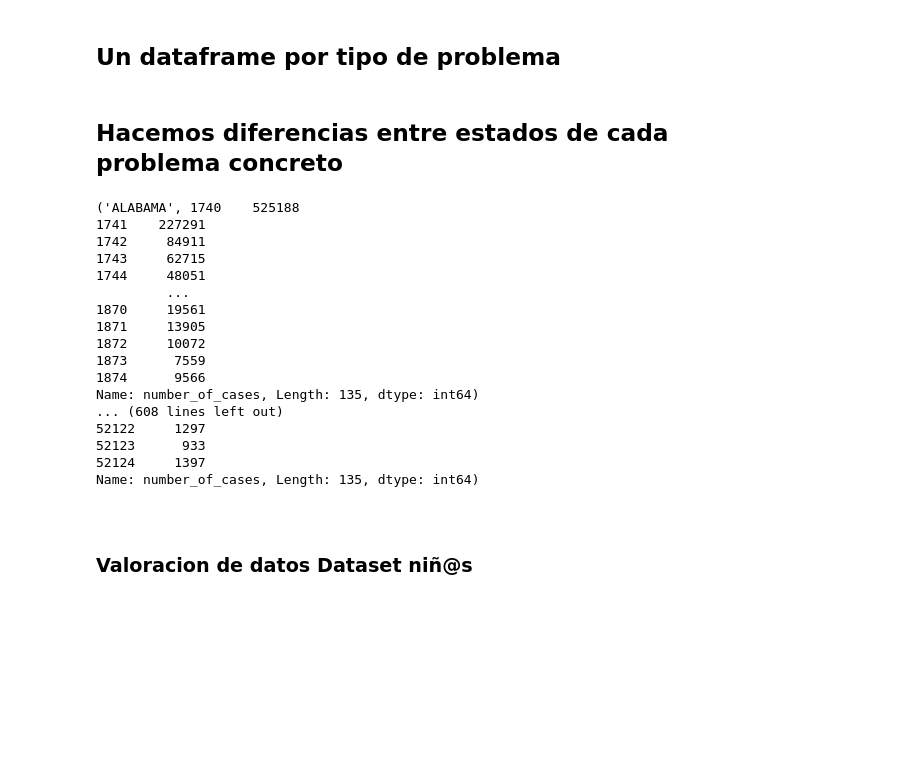
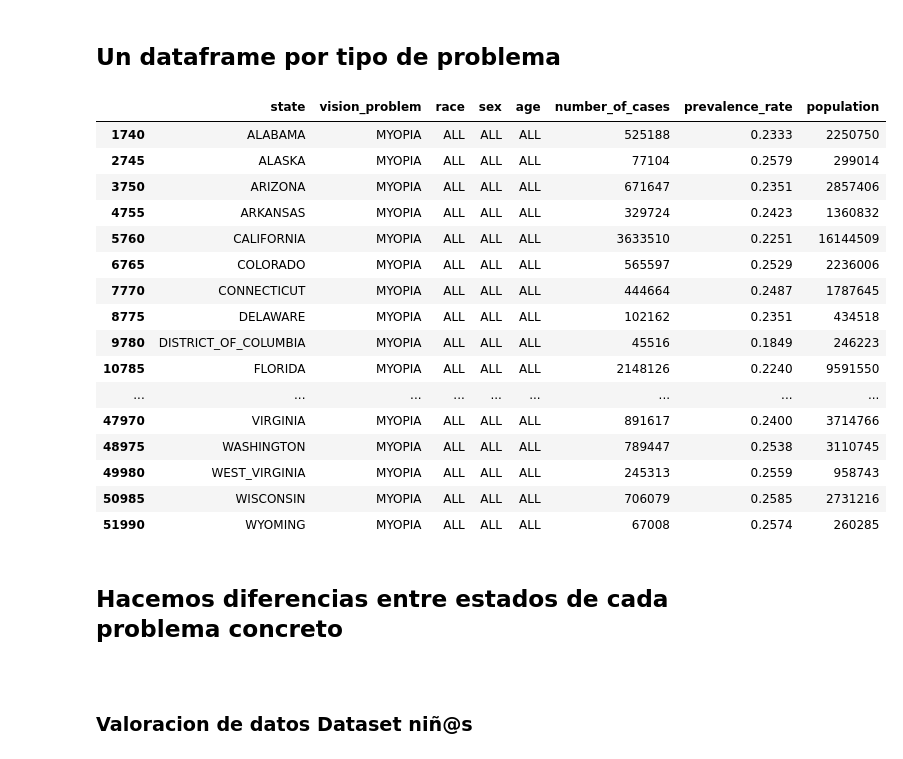
Before and after one commit to Kuja182/Data-Science-PortFolio, a Jupyter notebook: analisis_miopia.ipynb, the cells around one changed output. Drawn from its saved outputs; the diff is of its cells as text; code cells hidden in the pictures; blank space fills up the shorter version.

```diff
--- a/analisis_miopia.ipynb
+++ b/analisis_miopia.ipynb
@@ -113,36 +113,38 @@ El 62,66 % de la muestra de 142648393 tiene algun tipo de problema grave de visi
 # %% [markdown]
 ## Un dataframe por tipo de problema
 # %%
-miopia_gen= eye_dis[eye_dis["vision_problem"] == "MYOPIA"]
-hipermetropia_gen = eye_dis[eye_dis["vision_problem"] == "HYPEROPIA"]
-amd_gen = eye_dis[eye_dis["vision_problem"] == "AMD"]
-blindness_gen = eye_dis[eye_dis["vision_problem"] == "BLINDNESS"]
-cataratas_gen = eye_dis[eye_dis["vision_problem"] == "CATARACT"]
-retinodiabetica_gen = eye_dis[eye_dis["vision_problem"] == "DIABETIC_RETINOPATHY"]
-glaucoma_gen = eye_dis[eye_dis["vision_problem"] == "GLAUCOMA"]
-blindness_gen = eye_dis[eye_dis["vision_problem"] == "VISION_IMPAIRMENT"]
+miopia_gen= states_only_all[states_only_all["vision_problem"] == "MYOPIA"]
+hipermetropia_gen = states_only_all[states_only_all["vision_problem"] == "HYPEROPIA"]
+amd_gen = states_only_all[states_only_all["vision_problem"] == "AMD"]
+blindness_gen = states_only_all[states_only_all["vision_problem"] == "BLINDNESS"]
+cataratas_gen = states_only_all[states_only_all["vision_problem"] == "CATARACT"]
+retinodiabetica_gen = states_only_all[states_only_all["vision_problem"] == "DIABETIC_RETINOPATHY"]
+glaucoma_gen = states_only_all[states_only_all["vision_problem"] == "GLAUCOMA"]
+blindness_gen = states_only_all[states_only_all["vision_problem"] == "VISION_IMPAIRMENT"]
+# %%
+miopia_gen
+# %% [output]
+|  | state | vision_problem | race | sex | age | number_of_cases | prevalence_rate | population |
+| 1740 | ALABAMA | MYOPIA | ALL | ALL | ALL | 525188 | 0.2333 | 2250750 |
+| 2745 | ALASKA | MYOPIA | ALL | ALL | ALL | 77104 | 0.2579 | 299014 |
+| 3750 | ARIZONA | MYOPIA | ALL | ALL | ALL | 671647 | 0.2351 | 2857406 |
+| 4755 | ARKANSAS | MYOPIA | ALL | ALL | ALL | 329724 | 0.2423 | 1360832 |
+| 5760 | CALIFORNIA | MYOPIA | ALL | ALL | ALL | 3633510 | 0.2251 | 16144509 |
+| 6765 | COLORADO | MYOPIA | ALL | ALL | ALL | 565597 | 0.2529 | 2236006 |
+| 7770 | CONNECTICUT | MYOPIA | ALL | ALL | ALL | 444664 | 0.2487 | 1787645 |
+| 8775 | DELAWARE | MYOPIA | ALL | ALL | ALL | 102162 | 0.2351 | 434518 |
+| 9780 | DISTRICT_OF_COLUMBIA | MYOPIA | ALL | ALL | ALL | 45516 | 0.1849 | 246223 |
+| 10785 | FLORIDA | MYOPIA | ALL | ALL | ALL | 2148126 | 0.2240 | 9591550 |
+| ... | ... | ... | ... | ... | ... | ... | ... | ... |
+| 47970 | VIRGINIA | MYOPIA | ALL | ALL | ALL | 891617 | 0.2400 | 3714766 |
+| 48975 | WASHINGTON | MYOPIA | ALL | ALL | ALL | 789447 | 0.2538 | 3110745 |
+| 49980 | WEST_VIRGINIA | MYOPIA | ALL | ALL | ALL | 245313 | 0.2559 | 958743 |
+| 50985 | WISCONSIN | MYOPIA | ALL | ALL | ALL | 706079 | 0.2585 | 2731216 |
+| 51990 | WYOMING | MYOPIA | ALL | ALL | ALL | 67008 | 0.2574 | 260285 |
 # %% [markdown]
 ## Hacemos diferencias entre estados de cada problema concreto
 # %%
-miopia_p_state = miopia_gen.groupby(["state"])["number_of_cases"]
-for i in miopia_p_state:
-    print(i)
+# miopia_p_state = miopia_gen.groupby(["state"])["number_of_cases"]
+# for i in miopia_p_state:
+#     print(i)
-# %% [output]
-('ALABAMA', 1740    525188
-1741    227291
-1742     84911
-1743     62715
-1744     48051
-         ...
-1870     19561
-1871     13905
-1872     10072
-1873      7559
-1874      9566
-Name: number_of_cases, Length: 135, dtype: int64)
-... (608 lines left out)
-52122     1297
-52123      933
-52124     1397
-Name: number_of_cases, Length: 135, dtype: int64)
 # %%
```
Also changed, not shown: parts of 4 cells of this notebook.
